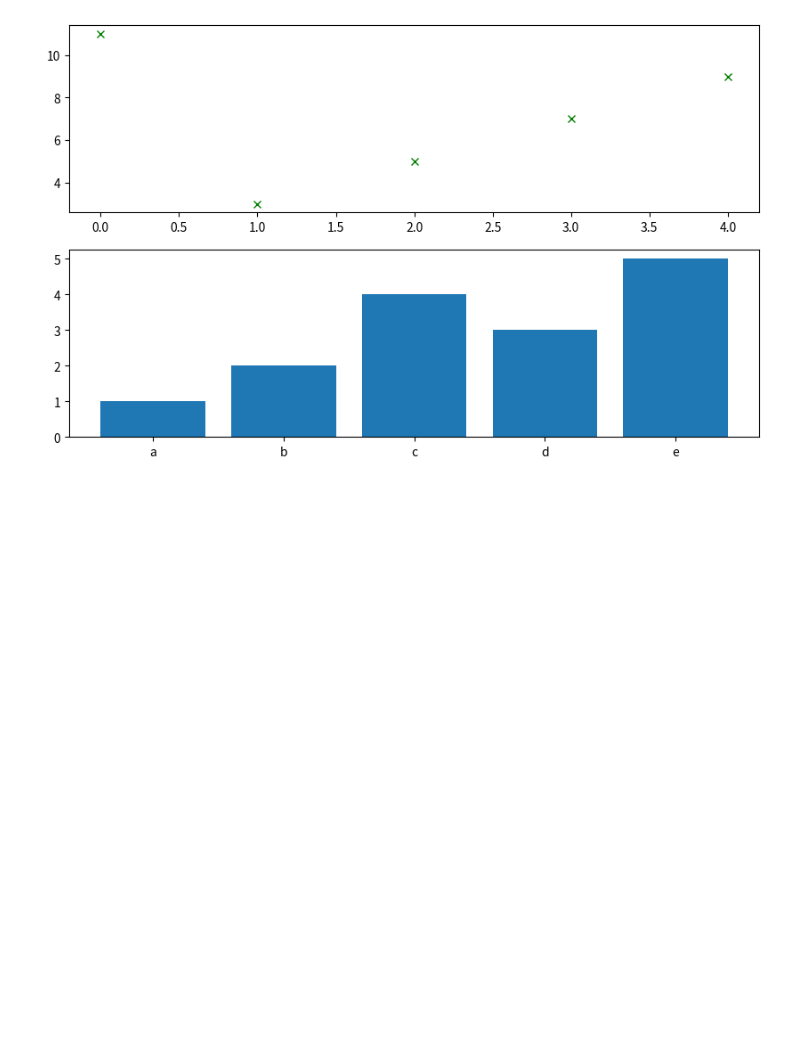
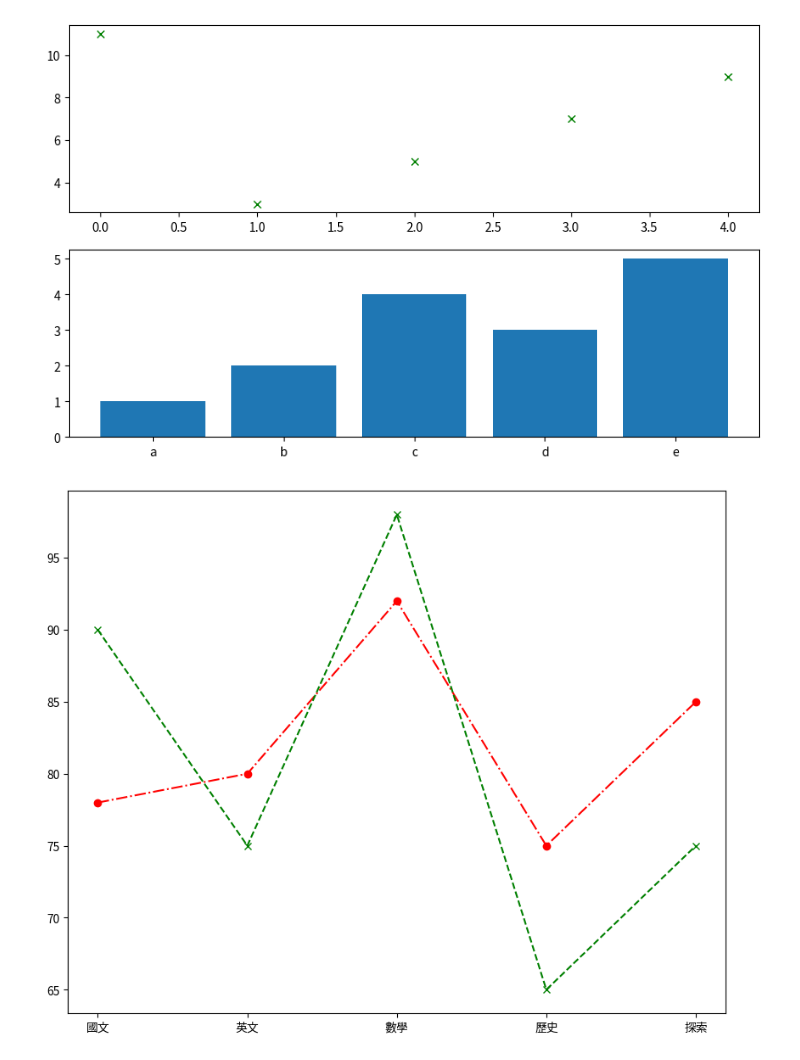
Before and after one commit to minyi-114/python_analysis, a Jupyter notebook: lesson7_3.ipynb, the cells around one changed output. Cells and saved outputs as stored; diff of their text form; code cells hidden in the pictures; blank space fills up the shorter version.

```diff
--- a/lesson7_3.ipynb
+++ b/lesson7_3.ipynb
@@ -31,3 +31,18 @@ ax2.bar(['a', 'b', 'c', 'd', 'e'],[1, 2, 4, 3, 5])
 plt.show()
 # %% [output]
 [figure]
+# %%
+student1 = {'國文':78, '英文':80, '數學':92, '歷史':75, '探索':85}
+student2 = {'國文':90, '英文':75, '數學':98, '歷史':65, '探索':75}
+# %%
+subjects = list(student1.keys())
+score1 = list(student1.values())
+score2 = list(student2.values())
+
+figure = plt.figure(figsize=(10,8))
+axes = figure.add_subplot(1,1,1)
+axes.plot(subjects,score1,'ro-.')
+axes.plot(subjects,score2,'gx--')
+plt.show()
+# %% [output]
+[figure, added]
```
